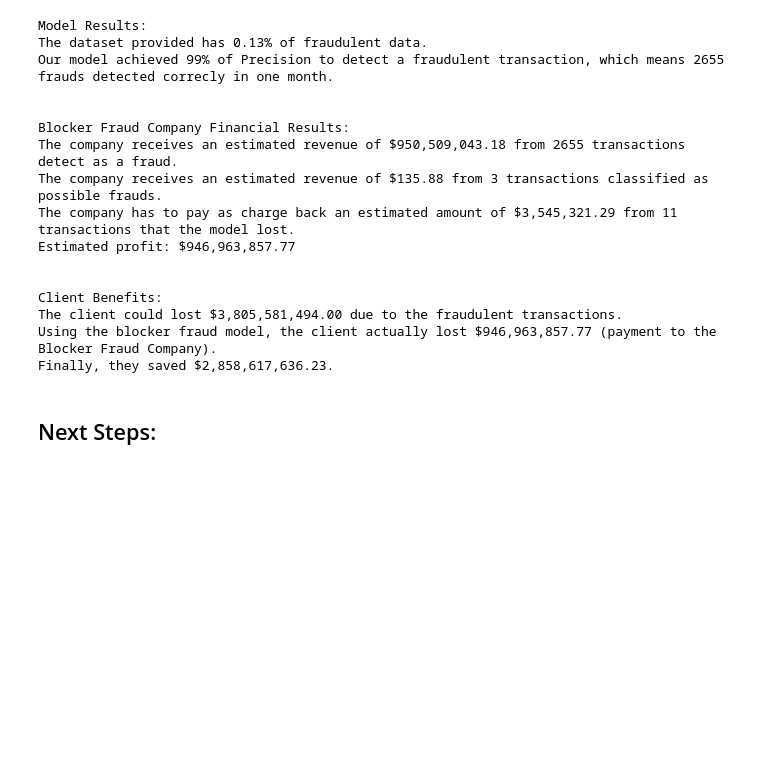
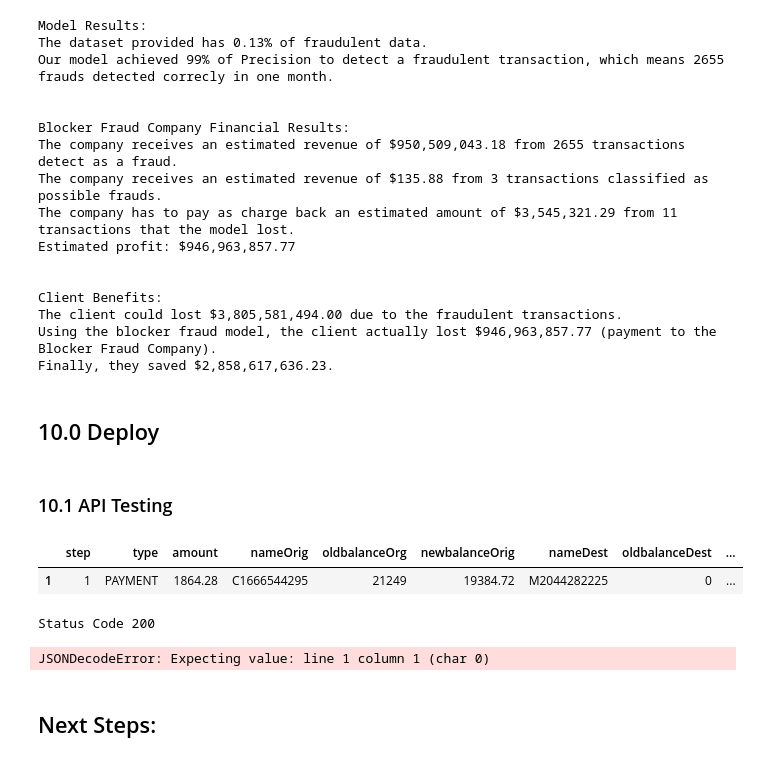
Before and after one commit to jooaobrum/blocker-fraud-company, a Jupyter notebook: notebooks/blocker_fraud_company.ipynb, the cells around one changed output. Cells and saved outputs as stored; diff of their text form; code cells hidden in the pictures; blank space fills up the shorter version.

```diff
--- a/notebooks/blocker_fraud_company.ipynb
+++ b/notebooks/blocker_fraud_company.ipynb
@@ -1694,3 +1694,7 @@ Client Benefits:
 The client could lost $3,805,581,494.00 due to the fraudulent transactions.
 Using the blocker fraud model, the client actually lost $946,963,857.77 (payment to the Blocker Fraud Company).
 Finally, they saved $2,858,617,636.23.
+# %% [markdown]
+## 10.0 Deploy
+# %% [markdown]
+### 10.1 API Testing
@@ -1696,0 +1704,10 @@ Finally, they saved $2,858,617,636.23.
+# %%
+# Read new data
+df_test = pd.read_csv('../data/sample.csv',low_memory=True)
+# %%
+df_test = df_test.sample()
+# %%
+df_test
+# %% [output]
+|  | step | type | amount | nameOrig | oldbalanceOrg | newbalanceOrig | nameDest | oldbalanceDest | ... |
+| 1 | 1 | PAYMENT | 1864.28 | C1666544295 | 21249 | 19384.72 | M2044282225 | 0 | ... |
@@ -1696,0 +1717,16 @@ Finally, they saved $2,858,617,636.23.
+# %%
+# API CALL
+#https://blocker-fraud-api.herokuapp.com/
+url = 'https://blocker-fraud-api.herokuapp.com//blocker/predict'
+header = {'Content-type': 'application/json'}
+data = data
+
+
+r = requests.post(url, data = data, headers=header)
+print('Status Code {}'.format(r.status_code))
+# %% [output]
+Status Code 200
+# %%
+d1 = pd.DataFrame(r.json(), columns = r.json()[0].keys())
+# %% [output]
+JSONDecodeError: Expecting value: line 1 column 1 (char 0)
```
Also changed, not shown: parts of 12 cells of this notebook, 11 other files.
